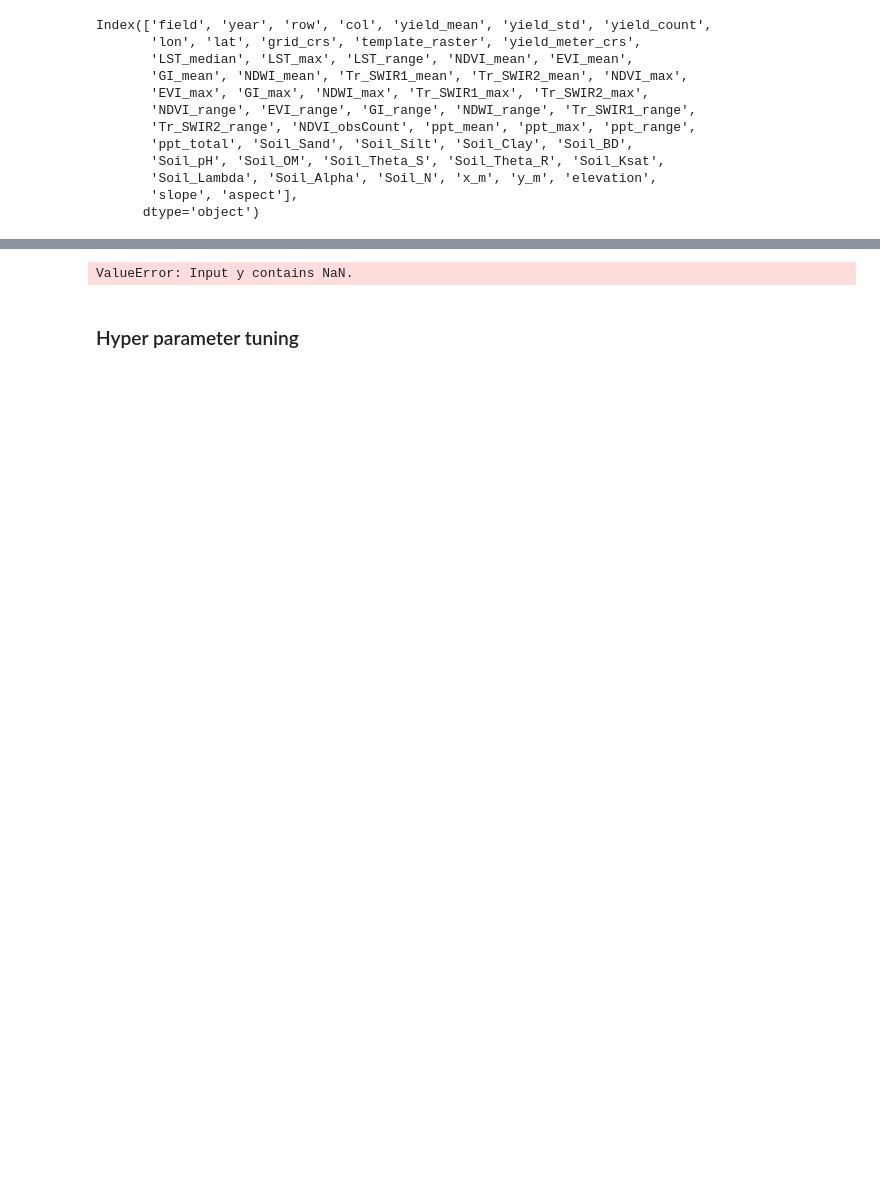
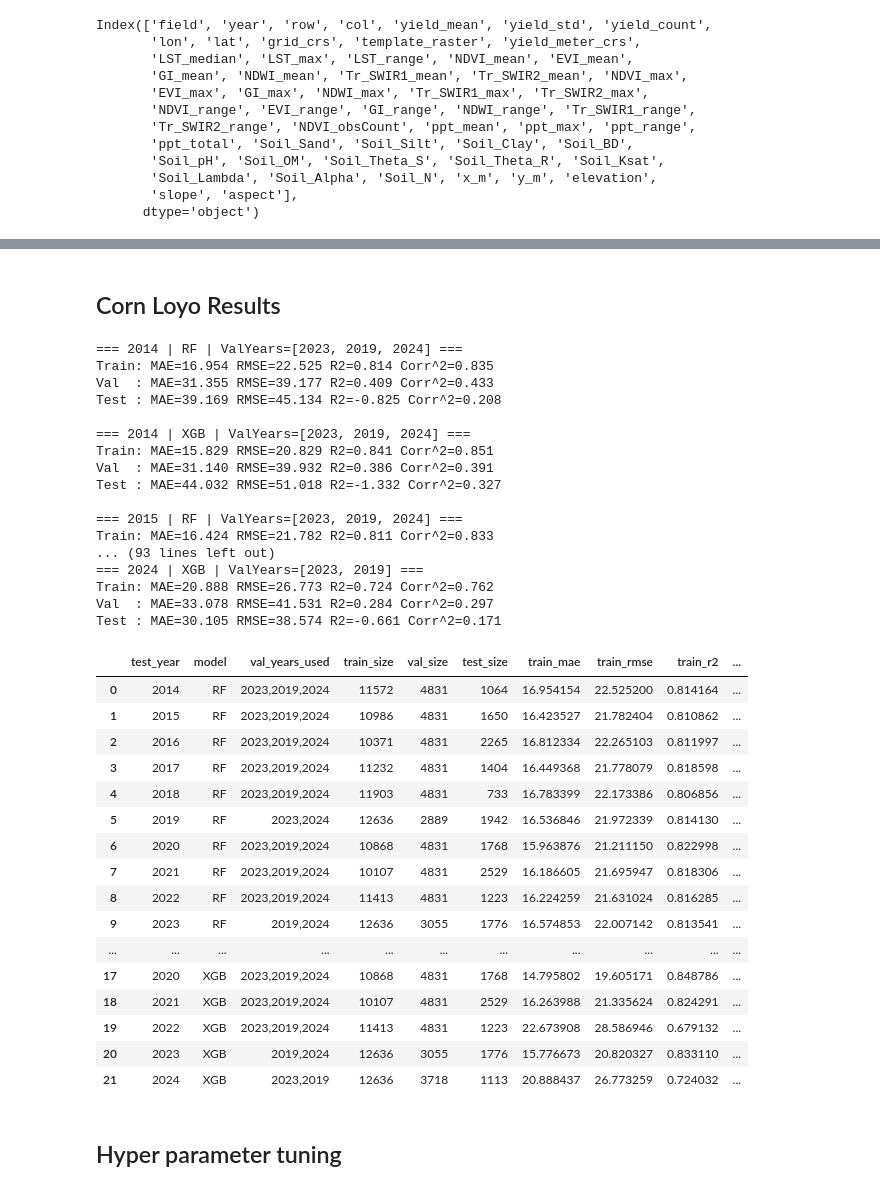
Before and after one commit to samarranjit/Yield_Prediction, a Jupyter notebook: 30mresolution_data/TreeBasedModelsOn30mDatasets.ipynb, the cells around one changed output, grey strips where cells are left out. Cells and saved outputs as stored; diff of their text form; code cells hidden in the pictures; blank space fills up the shorter version.

```diff
--- a/30mresolution_data/TreeBasedModelsOn30mDatasets.ipynb
+++ b/30mresolution_data/TreeBasedModelsOn30mDatasets.ipynb
@@ -208,38 +205,38 @@ def make_rf_pipeline(feature_cols):
     pre = build_preprocessor(feature_cols)
 
     rf = RandomForestRegressor(
-        n_estimators=1120,
-        max_depth=22,
-        min_samples_split=14,
-        min_samples_leaf=5,
-        max_features='log2',
+        n_estimators=161,
+        max_depth=1,
+        min_samples_split=16,
+        min_samples_leaf=15,
+        max_features=0.8,
         bootstrap=True
     )
 
     return Pipeline([("pre", pre), ("model", rf)])
 
     #XGB best params: {'n_estimators': 1629, 'learning_rate': 0.004670767807091202, 'max_depth': 5, 'min_child_weight': 4.819600424745501, 'subsample': 0.810291624136574, 'colsample_bytree': 0.6859053703386455, 'gamma': 1.0873018635007852, 'reg_alpha': 4.264641635924872, 'reg_lambda': 2.5028009562399314}
-
+# {'n_estimators': 2159, 'learning_rate': 0.0031914430639582696, 'max_depth': 6, 'min_child_weight': 14.311447050028924, 'subsample': 0.7659272067418138, 'colsample_bytree': 0.9474638752529032, 'gamma': 1.467417425111204, 'reg_alpha': 1.9492126518340904, 'reg_lambda': 1.5715351921165521}
+# XGB best params: {'n_estimators': 2039, 'learning_rate': 0.0020104754290378385, 'max_depth': 10, 'min_child_weight': 6.304348883791848, 'subsample': 0.6653297650398029, 'colsample_bytree': 0.6263706543395052, 'gamma': 0.338389078154123, 'reg_alpha': 0.3839632496251091, 'reg_lambda': 4.671144007141974}
 def make_xgb_pipeline(feature_cols):
     pre = build_preprocessor(feature_cols)
 
     xgb_model = XGBRegressor(
-        n_estimators=1620,
-        learning_rate=0.004670767807091202,
+        n_estimators=2050,
+        learning_rate=0.0020104754290378385,
         random_state=42,
         n_jobs=-1,
 
 
-        max_depth= 5,
-        min_child_weight= 4.819600424745501,
-        subsample = 0.8,
-        colsample_bytree = 0.6859053703386455,
-        gamma = 1.0873018635007852,
-        reg_alpha=4.264641635924872,
-        reg_lambda= 2.5028009562399314
+        max_depth= 10,
+        min_child_weight= 14.311447050028924,
+        subsample = 0.7659272067418138,
+        colsample_bytree = 0.9474638752529032,
+        gamma = 1.467417425111204,
+        reg_alpha= 1.9492126518340904,
+        reg_lambda=  1.5715351921165521,
 
         # ✅ GPU
-        ,
         tree_method="hist",
         device="cuda",
     )
@@ -397,12 +394,19 @@ def plot_learning_curve_fold(make_pipe_fn, train_df, val_df, title,
     plt.legend()
     plt.tight_layout()
     plt.show()
+# %% [markdown]
+## Corn Loyo Results
 # %%
 rows = []
 all_years = sorted(df_model["year"].unique())
 
 for test_year in all_years:
     train_df, val_df, test_df, val_years_used = get_splits(df_model, test_year)
+
+    # --- MINIMAL NA FIX (target only) ---
+    train_df = train_df[np.isfinite(train_df["y_log"])]
+    val_df   = val_df[np.isfinite(val_df["y_log"])]
+    test_df  = test_df[np.isfinite(test_df["y_log"])]
 
     # DataFrames for X, raw targets for metrics
     X_train = train_df[feature_cols]
@@ -413,6 +417,8 @@ for test_year in all_years:
 
     X_test = test_df[feature_cols]
     y_test_raw = test_df[TARGET_RAW].values
+
+
 
     # ---------------- RF ----------------
     rf_pipe = make_rf_pipeline(feature_cols)
@@ -465,36 +471,69 @@ for test_year in all_years:
             xgb_val = eval_raw_metrics_from_log_preds(y_val_raw, yhat_val_log)
         else:
             xgb_val = {"mae":np.nan,"rmse":np.nan,"r2":np.nan,"corr2":np.nan}
 
         # --- predict TEST ---
         X_test_t = pre.transform(X_test)
         dtest = xgb.DMatrix(X_test_t)
         yhat_test_log = booster.predict(dtest)
         xgb_test = eval_raw_metrics_from_log_preds(y_test_raw, yhat_test_log)
 
         rows.append({
             "test_year": int(test_year),
             "model": "XGB",
             "val_years_used": ",".join(map(str, val_years_used)),
             "train_size": int(len(train_df)),
             "val_size": int(len(val_df)),
             "test_size": int(len(test_df)),
             "train_mae": xgb_train["mae"], "train_rmse": xgb_train["rmse"], "train_r2": xgb_train["r2"], "train_corr2": xgb_train["corr2"],
             "val_mae":   xgb_val["mae"],   "val_rmse":   xgb_val["rmse"],   "val_r2":   xgb_val["r2"],   "val_corr2":   xgb_val["corr2"],
             "test_mae":  xgb_test["mae"],  "test_rmse":  xgb_test["rmse"],  "test_r2":  xgb_test["r2"],  "test_corr2":  xgb_test["corr2"],
         })
 
         print(f"\n=== {test_year} | XGB | ValYears={val_years_used} ===")
         print(f"Train: MAE={xgb_train['mae']:.3f} RMSE={xgb_train['rmse']:.3f} R2={xgb_train['r2']:.3f} Corr^2={xgb_train['corr2']:.3f}")
         print(f"Val  : MAE={xgb_val['mae']:.3f} RMSE={xgb_val['rmse']:.3f} R2={xgb_val['r2']:.3f} Corr^2={xgb_val['corr2']:.3f}")
         print(f"Test : MAE={xgb_test['mae']:.3f} RMSE={xgb_test['rmse']:.3f} R2={xgb_test['r2']:.3f} Corr^2={xgb_test['corr2']:.3f}")
 
 res_all = pd.DataFrame(rows).sort_values(["model", "test_year"]).reset_index(drop=True)
 res_all
 # %% [output]
-ValueError: Input y contains NaN.
+=== 2014 | RF | ValYears=[2023, 2019, 2024] ===
+Train: MAE=16.954 RMSE=22.525 R2=0.814 Corr^2=0.835
+Val  : MAE=31.355 RMSE=39.177 R2=0.409 Corr^2=0.433
+Test : MAE=39.169 RMSE=45.134 R2=-0.825 Corr^2=0.208
+
+=== 2014 | XGB | ValYears=[2023, 2019, 2024] ===
+Train: MAE=15.829 RMSE=20.829 R2=0.841 Corr^2=0.851
+Val  : MAE=31.140 RMSE=39.932 R2=0.386 Corr^2=0.391
+Test : MAE=44.032 RMSE=51.018 R2=-1.332 Corr^2=0.327
+
+=== 2015 | RF | ValYears=[2023, 2019, 2024] ===
+Train: MAE=16.424 RMSE=21.782 R2=0.811 Corr^2=0.833
+... (93 lines left out)
+=== 2024 | XGB | ValYears=[2023, 2019] ===
+Train: MAE=20.888 RMSE=26.773 R2=0.724 Corr^2=0.762
+Val  : MAE=33.078 RMSE=41.531 R2=0.284 Corr^2=0.297
+Test : MAE=30.105 RMSE=38.574 R2=-0.661 Corr^2=0.171
+|  | test_year | model | val_years_used | train_size | val_size | test_size | train_mae | train_rmse | train_r2 | ... |
+| 0 | 2014 | RF | 2023,2019,2024 | 11572 | 4831 | 1064 | 16.954154 | 22.525200 | 0.814164 | ... |
+| 1 | 2015 | RF | 2023,2019,2024 | 10986 | 4831 | 1650 | 16.423527 | 21.782404 | 0.810862 | ... |
+| 2 | 2016 | RF | 2023,2019,2024 | 10371 | 4831 | 2265 | 16.812334 | 22.265103 | 0.811997 | ... |
+| 3 | 2017 | RF | 2023,2019,2024 | 11232 | 4831 | 1404 | 16.449368 | 21.778079 | 0.818598 | ... |
+| 4 | 2018 | RF | 2023,2019,2024 | 11903 | 4831 | 733 | 16.783399 | 22.173386 | 0.806856 | ... |
+| 5 | 2019 | RF | 2023,2024 | 12636 | 2889 | 1942 | 16.536846 | 21.972339 | 0.814130 | ... |
+| 6 | 2020 | RF | 2023,2019,2024 | 10868 | 4831 | 1768 | 15.963876 | 21.211150 | 0.822998 | ... |
+| 7 | 2021 | RF | 2023,2019,2024 | 10107 | 4831 | 2529 | 16.186605 | 21.695947 | 0.818306 | ... |
+| 8 | 2022 | RF | 2023,2019,2024 | 11413 | 4831 | 1223 | 16.224259 | 21.631024 | 0.816285 | ... |
+| 9 | 2023 | RF | 2019,2024 | 12636 | 3055 | 1776 | 16.574853 | 22.007142 | 0.813541 | ... |
+| ... | ... | ... | ... | ... | ... | ... | ... | ... | ... | ... |
+| 17 | 2020 | XGB | 2023,2019,2024 | 10868 | 4831 | 1768 | 14.795802 | 19.605171 | 0.848786 | ... |
+| 18 | 2021 | XGB | 2023,2019,2024 | 10107 | 4831 | 2529 | 16.263988 | 21.335624 | 0.824291 | ... |
+| 19 | 2022 | XGB | 2023,2019,2024 | 11413 | 4831 | 1223 | 22.673908 | 28.586946 | 0.679132 | ... |
+| 20 | 2023 | XGB | 2019,2024 | 12636 | 3055 | 1776 | 15.776673 | 20.820327 | 0.833110 | ... |
+| 21 | 2024 | XGB | 2023,2019 | 12636 | 3718 | 1113 | 20.888437 | 26.773259 | 0.724032 | ... |
 # %% [markdown]
-### Hyper parameter tuning
+## Hyper parameter tuning
 # %%
 import numpy as np
 import pandas as pd
```
Also changed, not shown: parts of 14 cells of this notebook.
